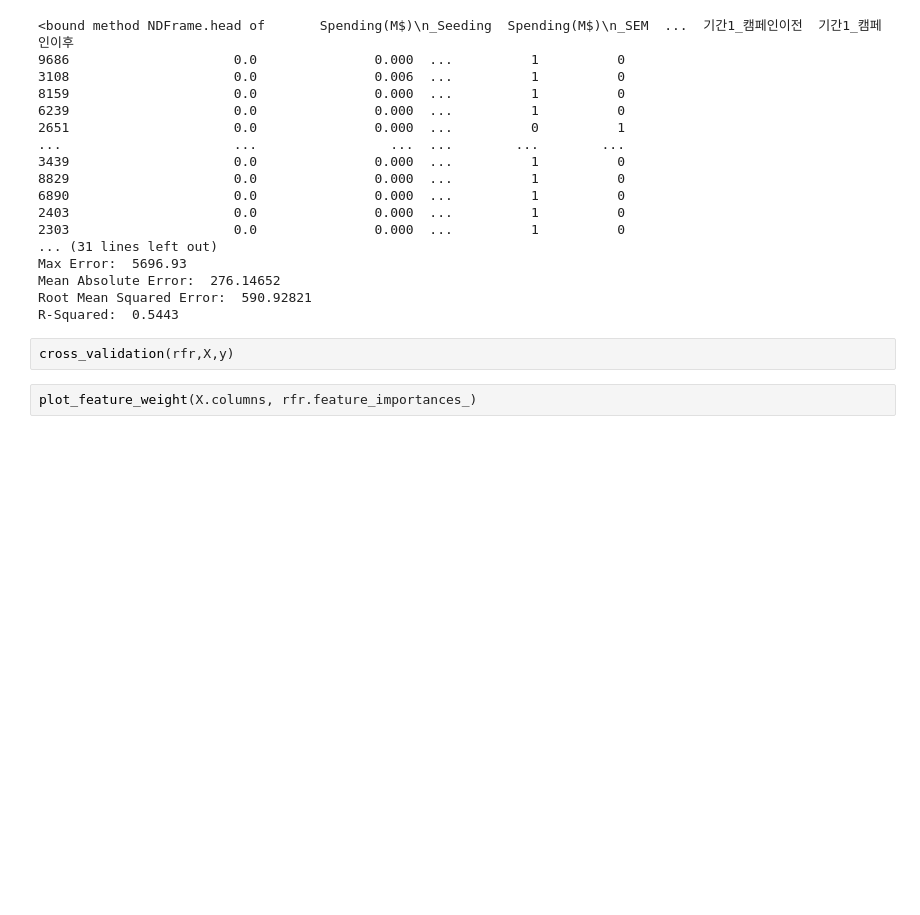
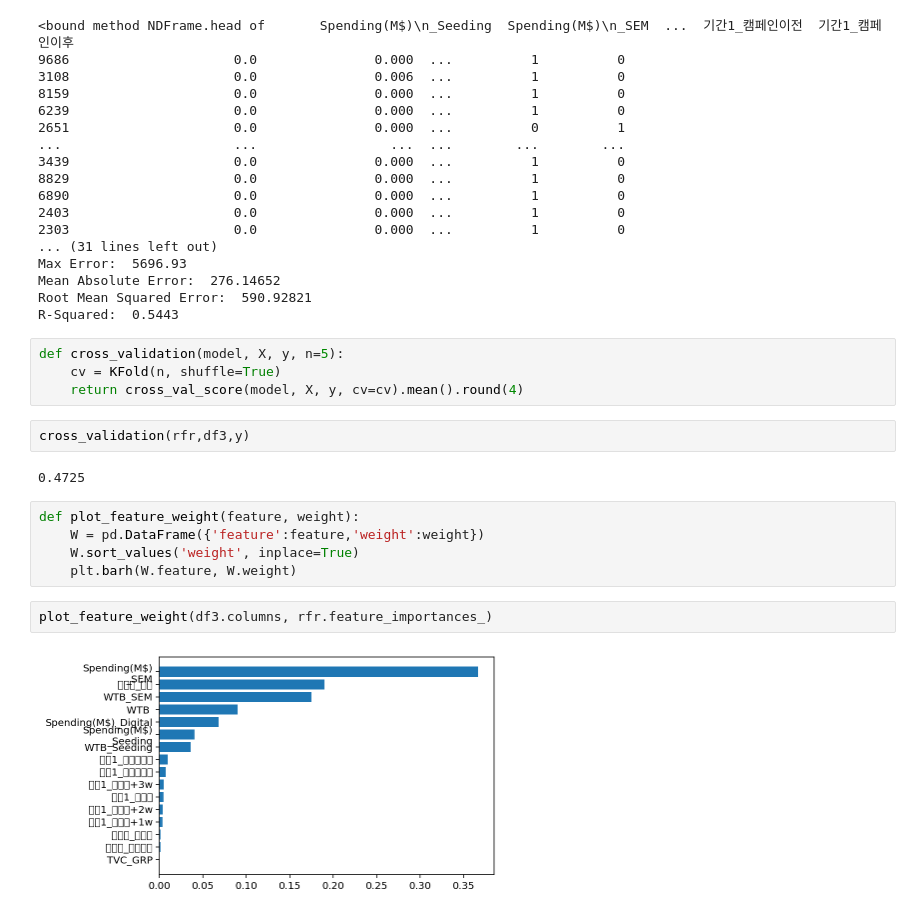
Before and after one commit to dreamer0710/StillWork_Team_5, a Jupyter notebook: team_project.ipynb, the cells around one changed output. Drawn from its saved outputs; the diff is of its cells as text; blank space fills up the shorter version.

```diff
--- a/team_project.ipynb
+++ b/team_project.ipynb
@@ -283,7 +284,20 @@ Max Error:  5696.93
 Mean Absolute Error:  276.14652
 Root Mean Squared Error:  590.92821
 R-Squared:  0.5443
+# %%
+def cross_validation(model, X, y, n=5):
+    cv = KFold(n, shuffle=True)
+    return cross_val_score(model, X, y, cv=cv).mean().round(4)
 # %%
-cross_validation(rfr,X,y)
+cross_validation(rfr,df3,y)
+# %% [output]
+0.4725
+# %%
+def plot_feature_weight(feature, weight):
+    W = pd.DataFrame({'feature':feature,'weight':weight})
+    W.sort_values('weight', inplace=True)
+    plt.barh(W.feature, W.weight)
 # %%
-plot_feature_weight(X.columns, rfr.feature_importances_)
+plot_feature_weight(df3.columns, rfr.feature_importances_)
+# %% [output]
+[figure, added]
```
Also changed, not shown: parts of 1 cell of this notebook.
